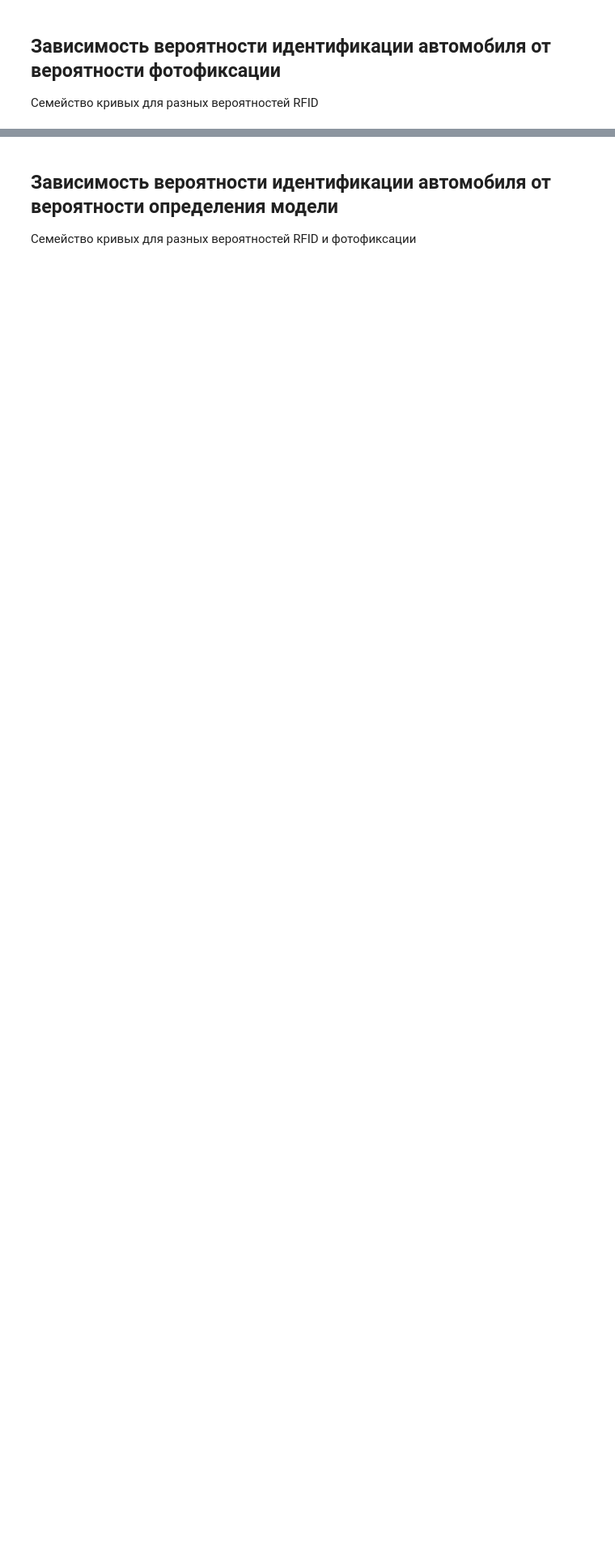
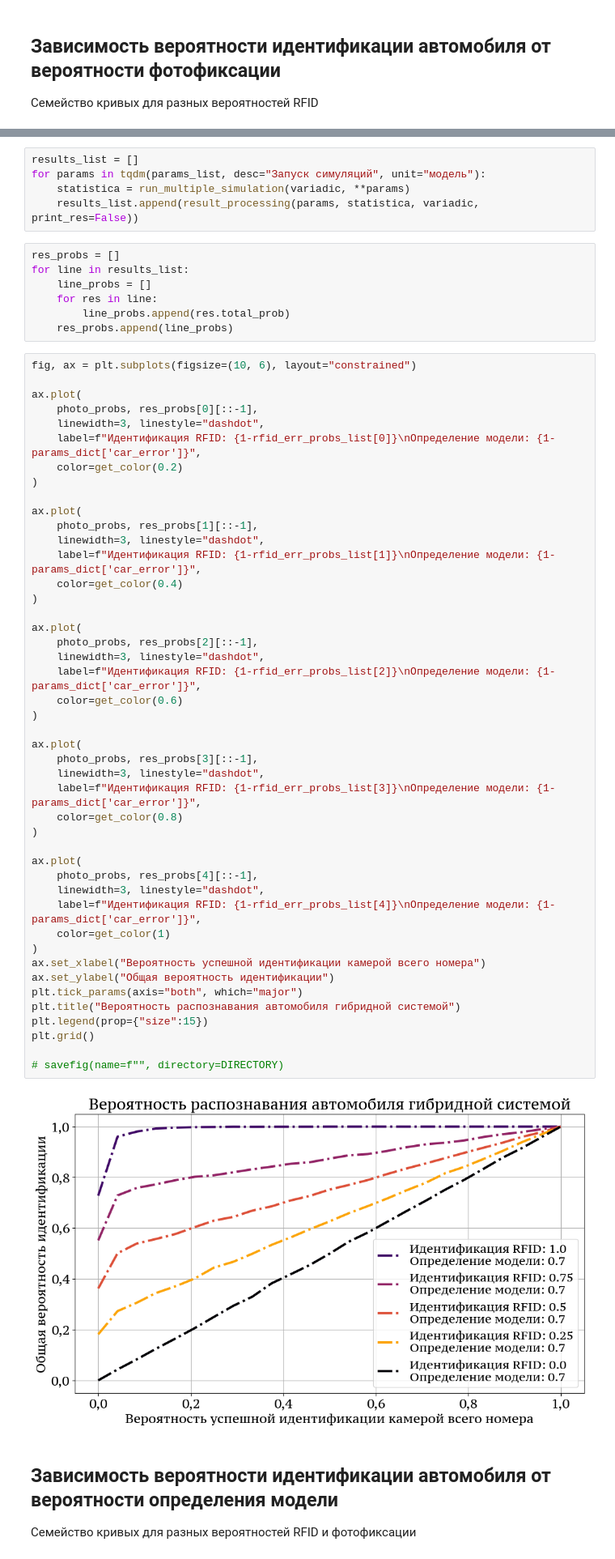
Before and after one commit to VilmenAbramian/simulation, a Jupyter notebook: pysim/experiments/notebooks/hybrid.ipynb, the cells around one changed output, grey strips where cells are left out. Shown at 81% size. Saved outputs shown, nothing was run; the diff lists cells and outputs as text; blank space fills up the shorter version.

```diff
--- a/pysim/experiments/notebooks/hybrid.ipynb
+++ b/pysim/experiments/notebooks/hybrid.ipynb
@@ -117,3 +164,62 @@ plt.grid()
+# %%
+results_list = []
+for params in tqdm(params_list, desc="Запуск симуляций", unit="модель"):
+    statistica = run_multiple_simulation(variadic, **params)
+    results_list.append(result_processing(params, statistica, variadic, print_res=False))
+# %%
+res_probs = []
+for line in results_list:
+    line_probs = []
+    for res in line:
+        line_probs.append(res.total_prob)
+    res_probs.append(line_probs)
+# %%
+fig, ax = plt.subplots(figsize=(10, 6), layout="constrained")
+
+ax.plot(
+    photo_probs, res_probs[0][::-1],
+    linewidth=3, linestyle="dashdot",
+    label=f"Идентификация RFID: {1-rfid_err_probs_list[0]}\nОпределение модели: {1-params_dict['car_error']}",
+    color=get_color(0.2)
+)
+
+ax.plot(
+    photo_probs, res_probs[1][::-1],
+    linewidth=3, linestyle="dashdot",
+    label=f"Идентификация RFID: {1-rfid_err_probs_list[1]}\nОпределение модели: {1-params_dict['car_error']}",
+    color=get_color(0.4)
+)
+
+ax.plot(
+    photo_probs, res_probs[2][::-1],
+    linewidth=3, linestyle="dashdot",
+    label=f"Идентификация RFID: {1-rfid_err_probs_list[2]}\nОпределение модели: {1-params_dict['car_error']}",
+    color=get_color(0.6)
+)
+
+ax.plot(
+    photo_probs, res_probs[3][::-1],
+    linewidth=3, linestyle="dashdot",
+    label=f"Идентификация RFID: {1-rfid_err_probs_list[3]}\nОпределение модели: {1-params_dict['car_error']}",
+    color=get_color(0.8)
+)
+
+ax.plot(
+    photo_probs, res_probs[4][::-1],
+    linewidth=3, linestyle="dashdot",
+    label=f"Идентификация RFID: {1-rfid_err_probs_list[4]}\nОпределение модели: {1-params_dict['car_error']}",
+    color=get_color(1)
+)
+ax.set_xlabel("Вероятность успешной идентификации камерой всего номера")
+ax.set_ylabel("Общая вероятность идентификации")
+plt.tick_params(axis="both", which="major")
+plt.title("Вероятность распознавания автомобиля гибридной системой")
+plt.legend(prop={"size":15})
+plt.grid()
+
+# savefig(name=f"", directory=DIRECTORY)
+# %% [output]
+[figure, added]
 # %% [markdown]
 ## Зависимость вероятности идентификации автомобиля от **вероятности определения модели**
 Семейство кривых для разных вероятностей RFID и фотофиксации
```
Also changed, not shown: parts of 22 cells of this notebook, 5 other files.
